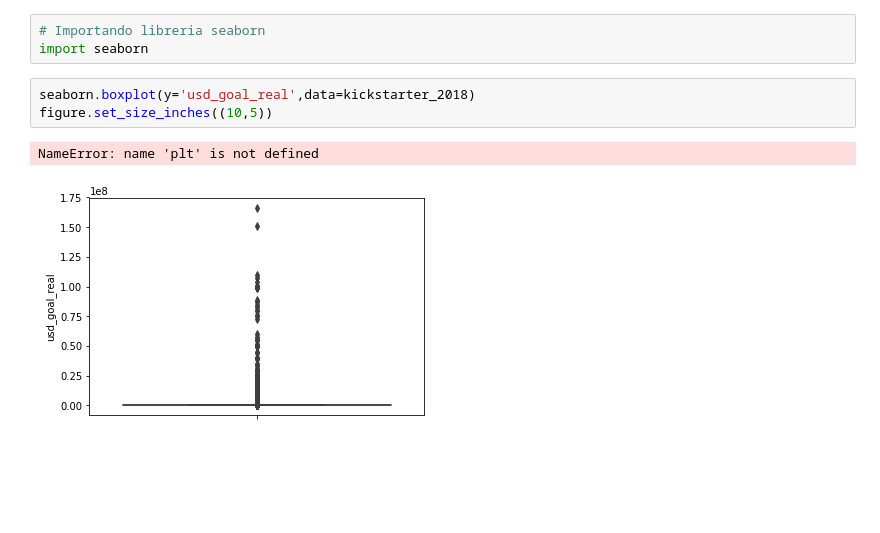
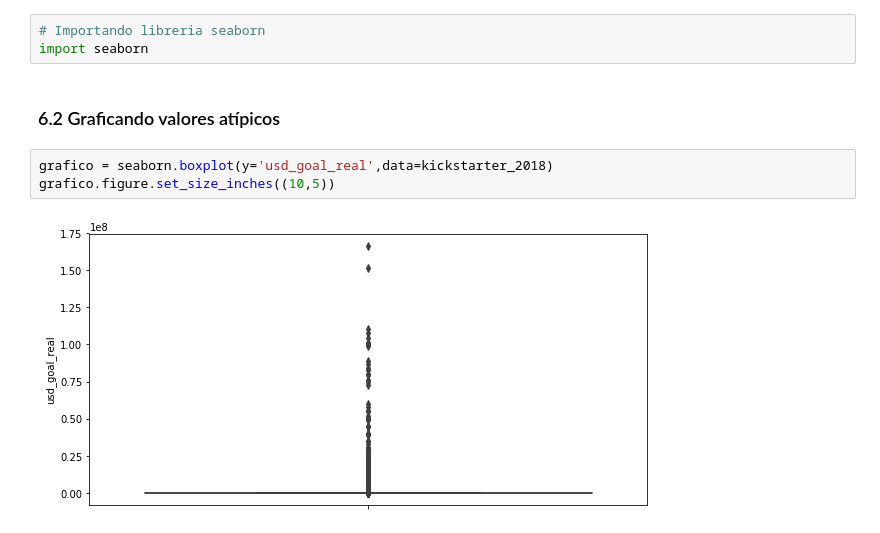
Before and after one commit to abernalc/diplodatos2019, a Jupyter notebook: AnalisisYCuracion/ejercicio3/ejercicio3.ipynb, the cells around one changed output. Saved outputs shown, nothing was run; the diff lists cells and outputs as text; blank space fills up the shorter version.

```diff
--- a/AnalisisYCuracion/ejercicio3/ejercicio3.ipynb
+++ b/AnalisisYCuracion/ejercicio3/ejercicio3.ipynb
@@ -272,9 +272,10 @@ kickstarter_2018.pivot_table(index='main_category',columns='state', aggfunc='cou
 # %%
 # Importando libreria seaborn
 import seaborn
+# %% [markdown]
+### 6.2 Graficando valores atípicos
 # %%
-seaborn.boxplot(y='usd_goal_real',data=kickstarter_2018)
-figure.set_size_inches((10,5))
+grafico = seaborn.boxplot(y='usd_goal_real',data=kickstarter_2018)
+grafico.figure.set_size_inches((10,5))
 # %% [output]
-NameError: name 'plt' is not defined
-[figure, old version]
+[figure, new version]
```
Also changed, not shown: parts of 2 cells of this notebook.
